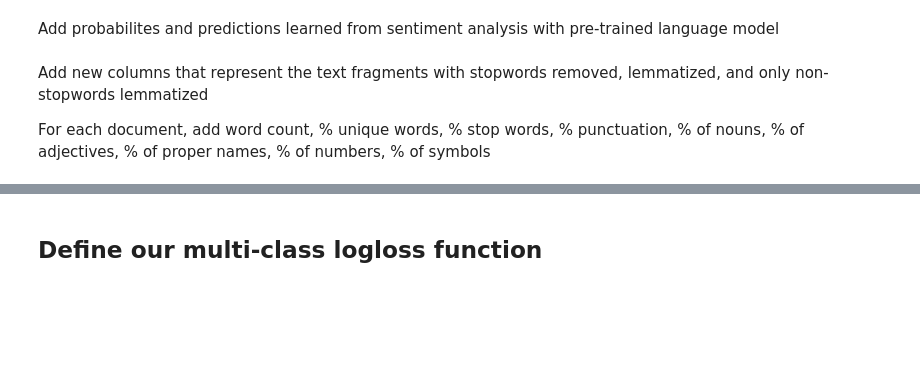
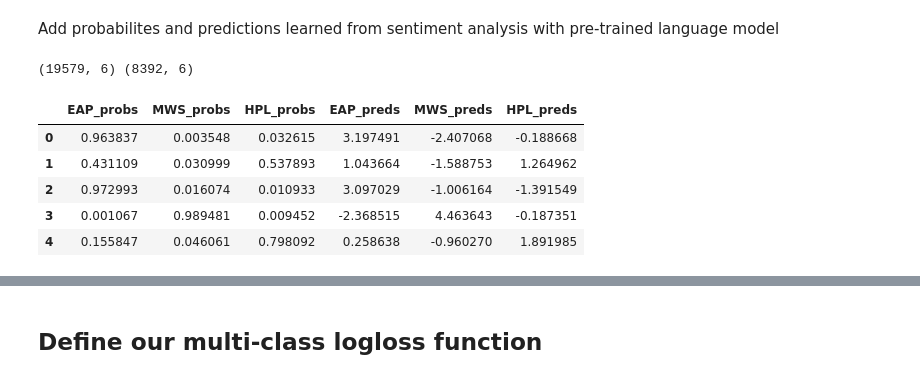
Before and after one commit to ohmeow/fastai-projects, a Jupyter notebook: part1v2/dl1/lesson4-spooky-basic.ipynb, the cells around one changed output, grey strips where cells are left out. Cells and saved outputs as stored; diff of their text form; code cells hidden in the pictures; blank space fills up the shorter version.

```diff
--- a/part1v2/dl1/lesson4-spooky-basic.ipynb
+++ b/part1v2/dl1/lesson4-spooky-basic.ipynb
@@ -61,4 +130,0 @@ train_lm_results_df = pd.re
-# %% [markdown]
-Add new columns that represent the text fragments with stopwords removed, lemmatized, and only non-stopwords lemmatized
-
-For each document, add word count, % unique words, % stop words, % punctuation, % of nouns, % of adjectives, % of proper names, % of numbers, % of symbols
@@ -117 +131,18 @@ def add_cols(df):
+# %%
+train_lm_results_df = pd.read_csv(f'{PATH}/20171207_2_train_preds.csv')
+test_lm_results_df = pd.read_csv(f'{PATH}/20171207_2_test_preds.csv')
+
+train_lm_results_df.drop(columns=['text', 'id', 'author'], axis=1, inplace=True)
+test_lm_results_df.drop(columns=['text', 'id'], axis=1, inplace=True)
+
+print(train_lm_results_df.shape, test_lm_results_df.shape)
+train_lm_results_df.head()
+# %% [output]
+(19579, 6) (8392, 6)
+|  | EAP_probs | MWS_probs | HPL_probs | EAP_preds | MWS_preds | HPL_preds |
+| 0 | 0.963837 | 0.003548 | 0.032615 | 3.197491 | -2.407068 | -0.188668 |
+| 1 | 0.431109 | 0.030999 | 0.537893 | 1.043664 | -1.588753 | 1.264962 |
+| 2 | 0.972993 | 0.016074 | 0.010933 | 3.097029 | -1.006164 | -1.391549 |
+| 3 | 0.001067 | 0.989481 | 0.009452 | -2.368515 | 4.463643 | -0.187351 |
+| 4 | 0.155847 | 0.046061 | 0.798092 | 0.258638 | -0.960270 | 1.891985 |
 # %%
```
Also changed, not shown: parts of 63 cells of this notebook, 1 other file.
